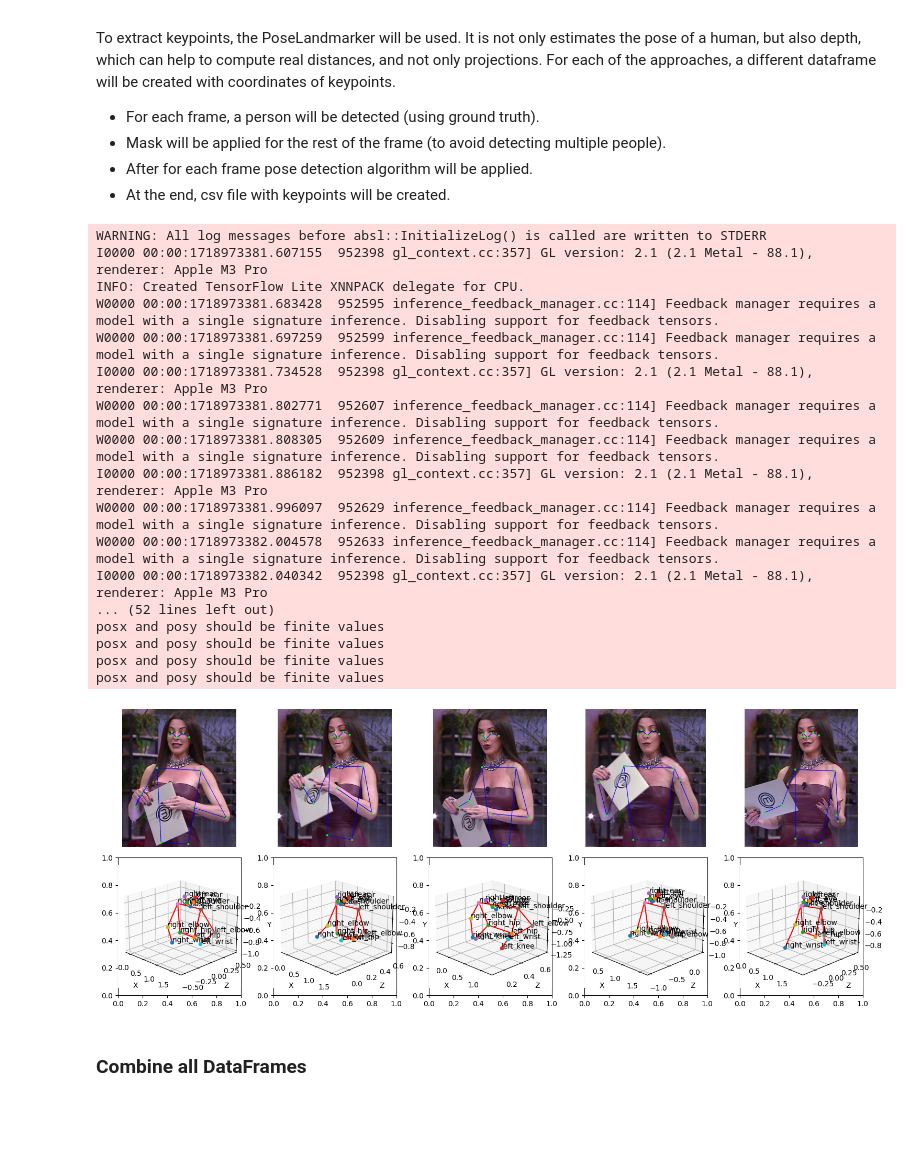
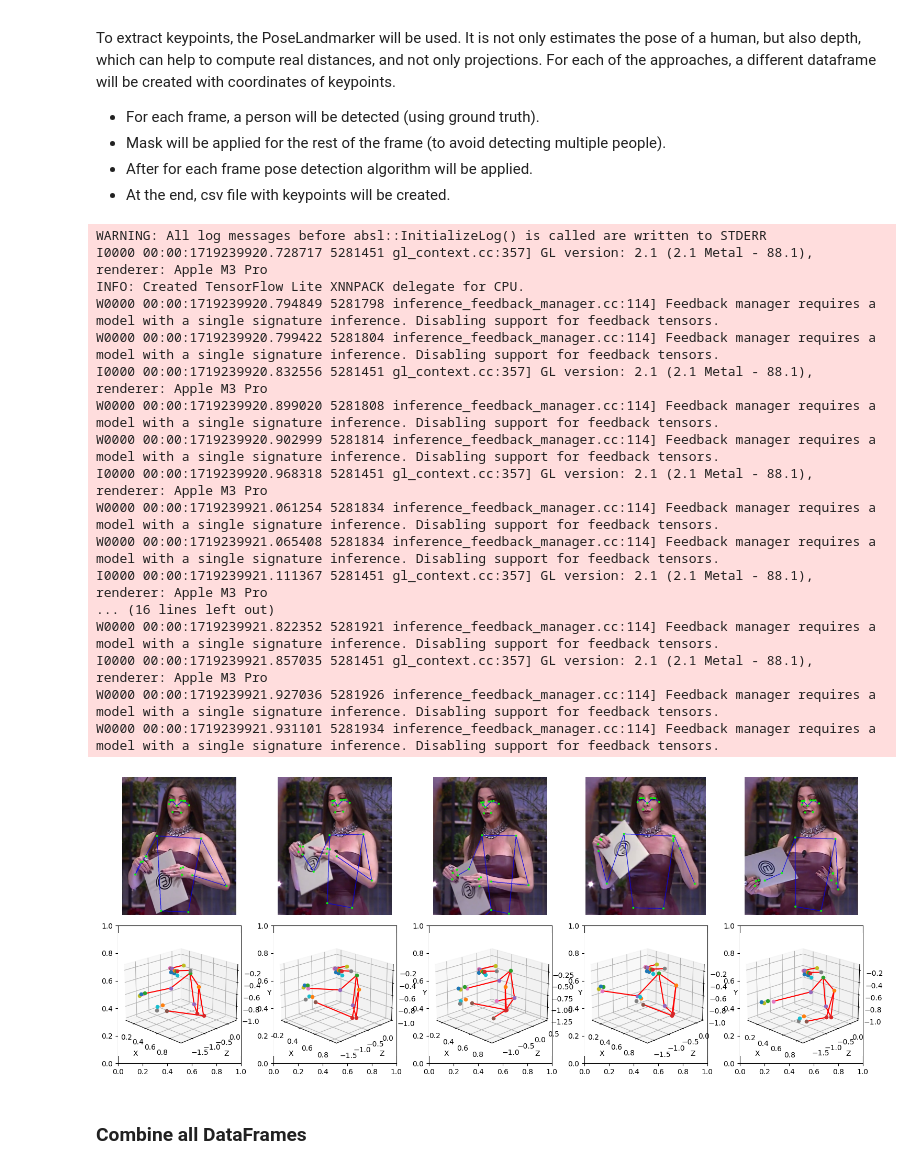
Before and after one commit to denskrlv/PosEmotion, a Jupyter notebook: posemotion.ipynb, the cells around one changed output. Cells and saved outputs as stored; diff of their text form; code cells hidden in the pictures; blank space fills up the shorter version.

```diff
--- a/posemotion.ipynb
+++ b/posemotion.ipynb
@@ -94,50 +97,50 @@ category = "keypoints3D_plm_aligned"
 image_paths = [
     "assets/frames/aJKL0ahn1Dk_0.jpg",
     "assets/frames/aJKL0ahn1Dk_5.jpg",
     "assets/frames/aJKL0ahn1Dk_10.jpg",
     "assets/frames/aJKL0ahn1Dk_15.jpg",
     "assets/frames/aJKL0ahn1Dk_20.jpg"
 ]
 
 fig, axes = plt.subplots(2, len(image_paths), figsize=(15, 6), gridspec_kw={'height_ratios': [1, 1]})
 
 for i, image_path in enumerate(image_paths):
     image = plt.imread(image_path)
     result = detector.detect(image_path)
-    result_aligned = detector.detect(image_path, align=True)
+    result_aligned = detector.detect(image_path, align=False)
     img_bytes = dv.draw(result)
 
     img_np_array = np.frombuffer(img_bytes, dtype=np.uint8)
     img = cv2.imdecode(img_np_array, cv2.IMREAD_COLOR)
     img = cv2.cvtColor(img, cv2.COLOR_BGR2RGB)
 
     axes[0][i].imshow(img)
     axes[0][i].axis("off")
 
     ax = fig.add_subplot(2, len(image_paths), len(image_paths) + i + 1, projection='3d')
     dv.visualize(result_aligned, ax)
 
 plt.tight_layout()
 plt.show()
 # %% [output]
 WARNING: All log messages before absl::InitializeLog() is called are written to STDERR
-I0000 00:00:1718973381.607155  952398 gl_context.cc:357] GL version: 2.1 (2.1 Metal - 88.1), renderer: Apple M3 Pro
+I0000 00:00:1719239920.728717 5281451 gl_context.cc:357] GL version: 2.1 (2.1 Metal - 88.1), renderer: Apple M3 Pro
 INFO: Created TensorFlow Lite XNNPACK delegate for CPU.
-W0000 00:00:1718973381.683428  952595 inference_feedback_manager.cc:114] Feedback manager requires a model with a single signature inference. Disabling support for feedback tensors.
-W0000 00:00:1718973381.697259  952599 inference_feedback_manager.cc:114] Feedback manager requires a model with a single signature inference. Disabling support for feedback tensors.
-I0000 00:00:1718973381.734528  952398 gl_context.cc:357] GL version: 2.1 (2.1 Metal - 88.1), renderer: Apple M3 Pro
-W0000 00:00:1718973381.802771  952607 inference_feedback_manager.cc:114] Feedback manager requires a model with a single signature inference. Disabling support for feedback tensors.
-W0000 00:00:1718973381.808305  952609 inference_feedback_manager.cc:114] Feedback manager requires a model with a single signature inference. Disabling support for feedback tensors.
-I0000 00:00:1718973381.886182  952398 gl_context.cc:357] GL version: 2.1 (2.1 Metal - 88.1), renderer: Apple M3 Pro
-W0000 00:00:1718973381.996097  952629 inference_feedback_manager.cc:114] Feedback manager requires a model with a single signature inference. Disabling support for feedback tensors.
-W0000 00:00:1718973382.004578  952633 inference_feedback_manager.cc:114] Feedback manager requires a model with a single signature inference. Disabling support for feedback tensors.
-I0000 00:00:1718973382.040342  952398 gl_context.cc:357] GL version: 2.1 (2.1 Metal - 88.1), renderer: Apple M3 Pro
-... (52 lines left out)
-posx and posy should be finite values
-posx and posy should be finite values
-posx and posy should be finite values
-posx and posy should be finite values
+W0000 00:00:1719239920.794849 5281798 inference_feedback_manager.cc:114] Feedback manager requires a model with a single signature inference. Disabling support for feedback tensors.
+W0000 00:00:1719239920.799422 5281804 inference_feedback_manager.cc:114] Feedback manager requires a model with a single signature inference. Disabling support for feedback tensors.
+I0000 00:00:1719239920.832556 5281451 gl_context.cc:357] GL version: 2.1 (2.1 Metal - 88.1), renderer: Apple M3 Pro
+W0000 00:00:1719239920.899020 5281808 inference_feedback_manager.cc:114] Feedback manager requires a model with a single signature inference. Disabling support for feedback tensors.
+W0000 00:00:1719239920.902999 5281814 inference_feedback_manager.cc:114] Feedback manager requires a model with a single signature inference. Disabling support for feedback tensors.
+I0000 00:00:1719239920.968318 5281451 gl_context.cc:357] GL version: 2.1 (2.1 Metal - 88.1), renderer: Apple M3 Pro
+W0000 00:00:1719239921.061254 5281834 inference_feedback_manager.cc:114] Feedback manager requires a model with a single signature inference. Disabling support for feedback tensors.
+W0000 00:00:1719239921.065408 5281834 inference_feedback_manager.cc:114] Feedback manager requires a model with a single signature inference. Disabling support for feedback tensors.
+I0000 00:00:1719239921.111367 5281451 gl_context.cc:357] GL version: 2.1 (2.1 Metal - 88.1), renderer: Apple M3 Pro
+... (16 lines left out)
+W0000 00:00:1719239921.822352 5281921 inference_feedback_manager.cc:114] Feedback manager requires a model with a single signature inference. Disabling support for feedback tensors.
+I0000 00:00:1719239921.857035 5281451 gl_context.cc:357] GL version: 2.1 (2.1 Metal - 88.1), renderer: Apple M3 Pro
+W0000 00:00:1719239921.927036 5281926 inference_feedback_manager.cc:114] Feedback manager requires a model with a single signature inference. Disabling support for feedback tensors.
+W0000 00:00:1719239921.931101 5281934 inference_feedback_manager.cc:114] Feedback manager requires a model with a single signature inference. Disabling support for feedback tensors.
-[figure, old version]
+[figure, new version]
 # %%
 %%script True  # Comment this line to run the code below
 
```
Also changed, not shown: parts of 29 cells of this notebook, 6 other files.
